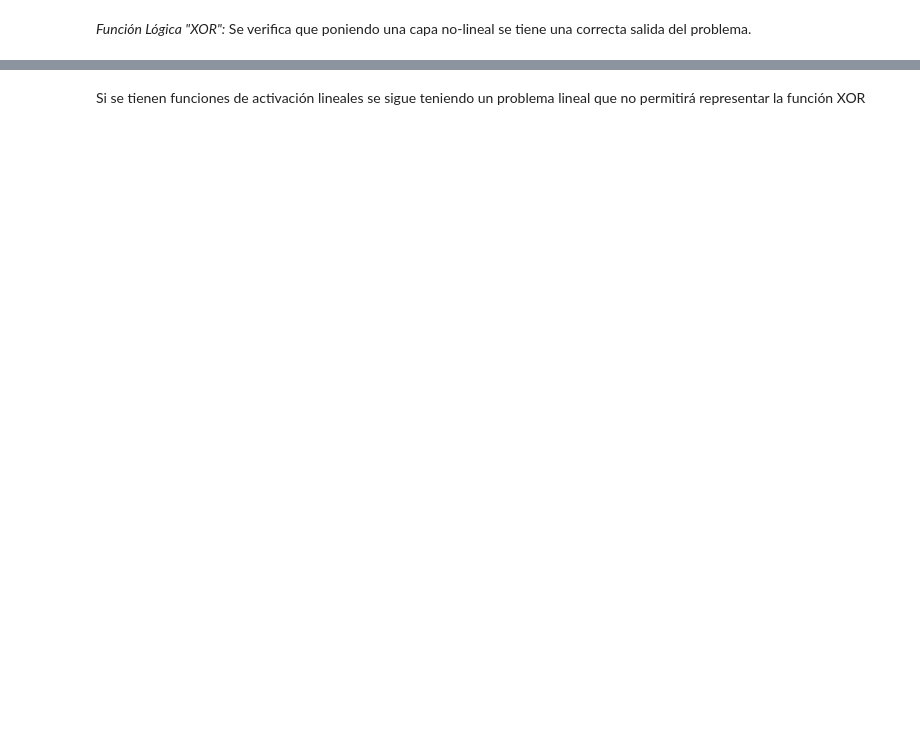
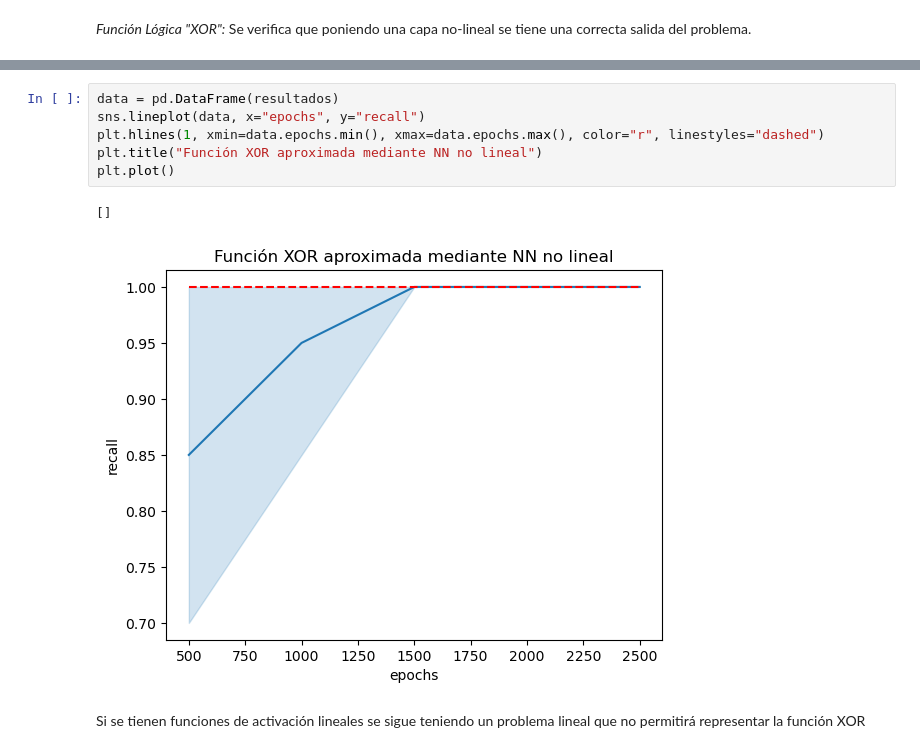
Before and after one commit to jbarberia/sia-tp3, a Jupyter notebook: src/Ejercicio3.ipynb, the cells around one changed output, grey strips where cells are left out. Drawn from its saved outputs; the diff is of its cells as text; blank space fills up the shorter version.

```diff
--- a/src/Ejercicio3.ipynb
+++ b/src/Ejercicio3.ipynb
@@ -27,3 +50,12 @@ Entrada: [1 1],         Salida: 0
+# %%
+data = pd.DataFrame(resultados)
+sns.lineplot(data, x="epochs", y="recall")
+plt.hlines(1, xmin=data.epochs.min(), xmax=data.epochs.max(), color="r", linestyles="dashed")
+plt.title("Función XOR aproximada mediante NN no lineal")
+plt.plot()
+# %% [output]
+[]
+[figure, added]
 # %% [markdown]
 Si se tienen funciones de activación lineales se sigue teniendo un problema lineal que no permitirá representar la función XOR
 # %%
```
Also changed, not shown: parts of 7 cells of this notebook.
